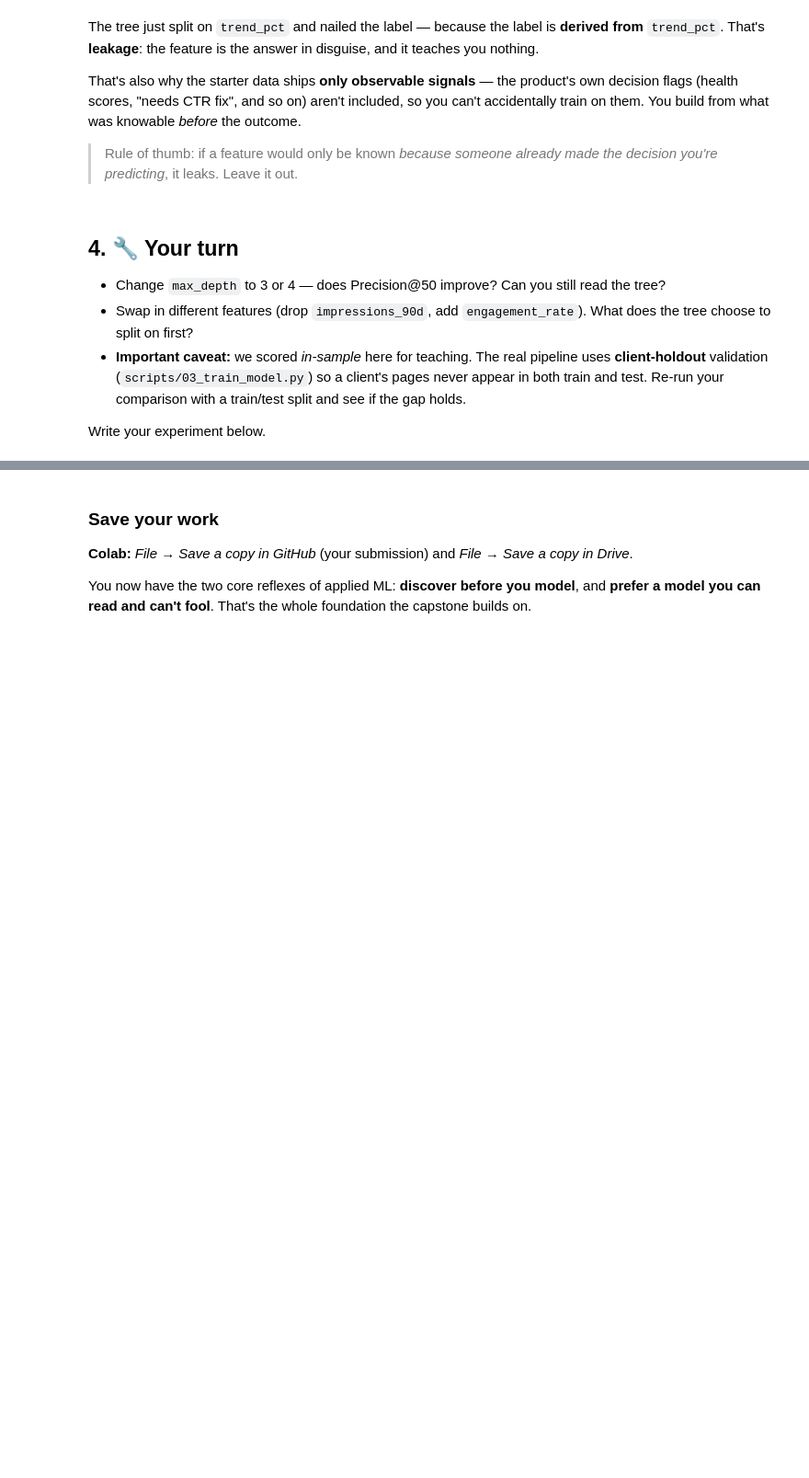
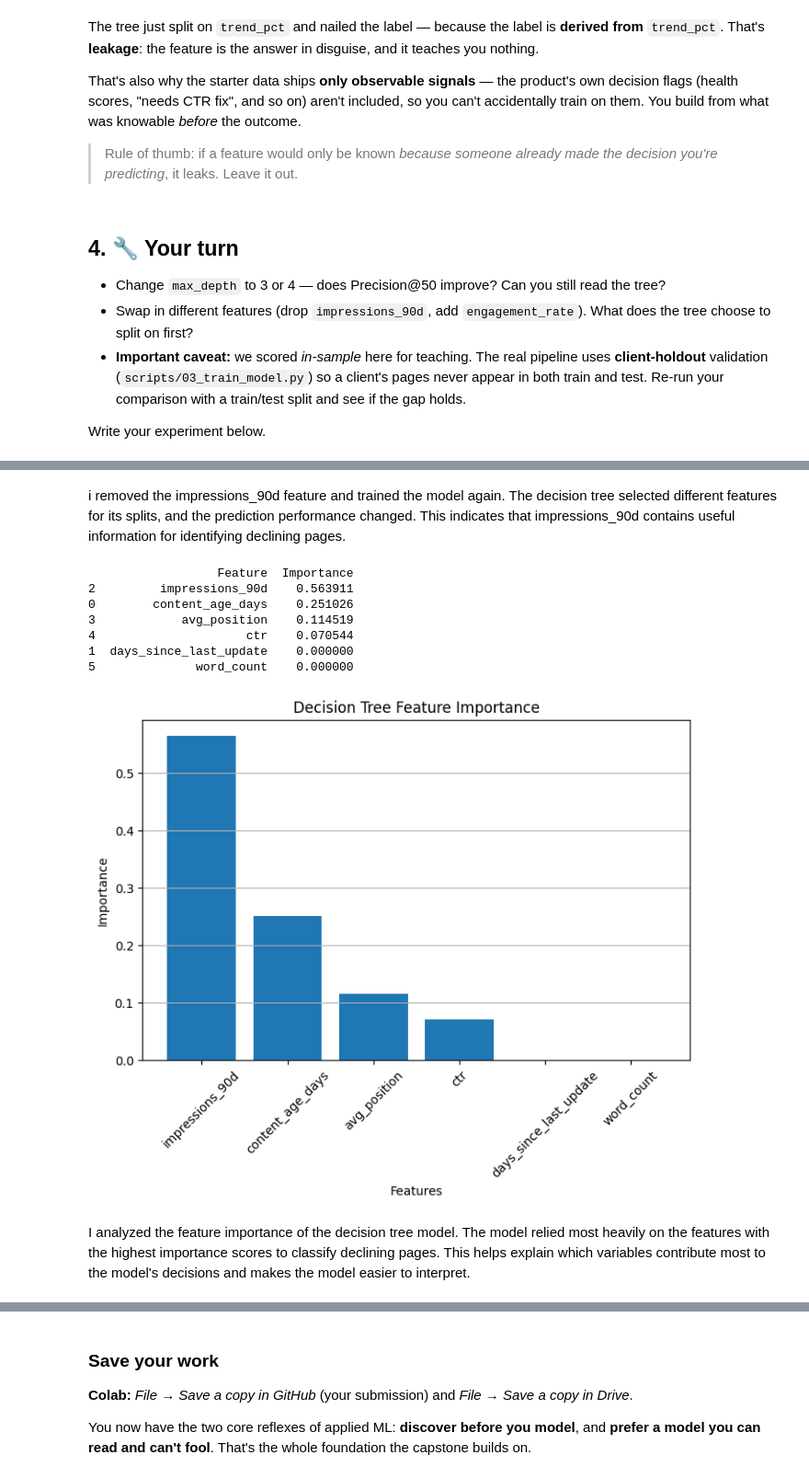
Before and after one commit to tharun8571/flyrank-ml-internship, a Jupyter notebook: notebooks/02_your_first_readable_model.ipynb, the cells around one changed output, grey strips where cells are left out. Shown at 92% size. Saved outputs shown, nothing was run; the diff lists cells and outputs as text; code cells hidden in the pictures; blank space fills up the shorter version.

```diff
--- a/notebooks/02_your_first_readable_model.ipynb
+++ b/notebooks/02_your_first_readable_model.ipynb
@@ -104,0 +185,16 @@ Write your experiment below.
+# %%
+tree4 = DecisionTreeClassifier(
+    max_depth=4,
+    class_weight="balanced",
+    random_state=42
+)
+
+tree4.fit(X, y)
+
+print(export_text(tree4, feature_names=features))
+
+tree4_score = tree4.predict_proba(X)[:,1]
+
+for k in (20,50):
+    print(f"Precision@{k}:",
+          precision_at_k(tree4_score, y, k))
@@ -104,0 +264,61 @@ Write your experiment below.
+# %% [markdown]
+i removed the impressions_90d feature and trained the model again. The decision tree selected different features for its splits, and the prediction performance changed. This indicates that impressions_90d contains useful information for identifying declining pages.
+# %%
+features = [
+    "content_age_days",
+    "days_since_last_update",
+    "impressions_90d",
+    "avg_position",
+    "ctr",
+    "word_count"
+]
+import pandas as pd
+import matplotlib.pyplot as plt
+
+# Train the model
+tree = DecisionTreeClassifier(
+    max_depth=3,
+    random_state=42,
+    class_weight="balanced"
+)
+
+tree.fit(X, y)
+
+# Create feature importance table
+importance = pd.DataFrame({
+    "Feature": features,
+    "Importance": tree.feature_importances_
+})
+
+# Sort from highest to lowest
+importance = importance.sort_values(
+    by="Importance",
+    ascending=False
+)
+
+print(importance)
+plt.figure(figsize=(8,5))
+
+plt.bar(
+    importance["Feature"],
+    importance["Importance"]
+)
+
+plt.title("Decision Tree Feature Importance")
+plt.xlabel("Features")
+plt.ylabel("Importance")
+plt.xticks(rotation=45)
+
+plt.grid(axis="y")
+plt.show()
+# %% [output]
+                  Feature  Importance
+2         impressions_90d    0.563911
+0        content_age_days    0.251026
+3            avg_position    0.114519
+4                     ctr    0.070544
+1  days_since_last_update    0.000000
+5              word_count    0.000000
+[figure, added]
+# %% [markdown]
+I analyzed the feature importance of the decision tree model. The model relied most heavily on the features with the highest importance scores to classify declining pages. This helps explain which variables contribute most to the model's decisions and makes the model easier to interpret.
```
Also changed, not shown: parts of 14 cells of this notebook.
